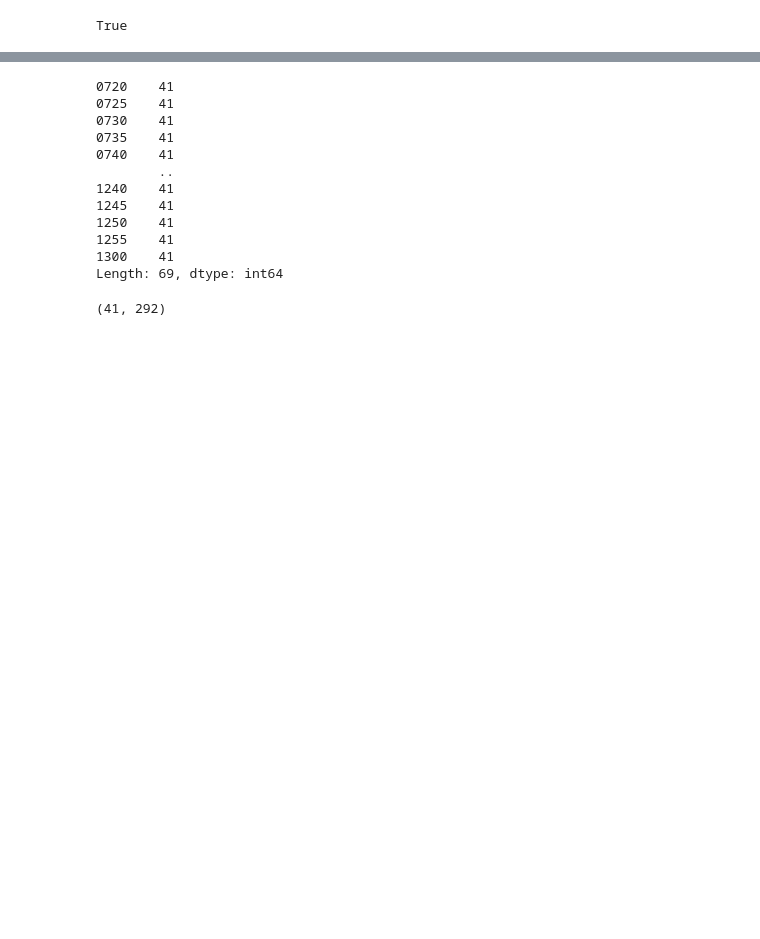
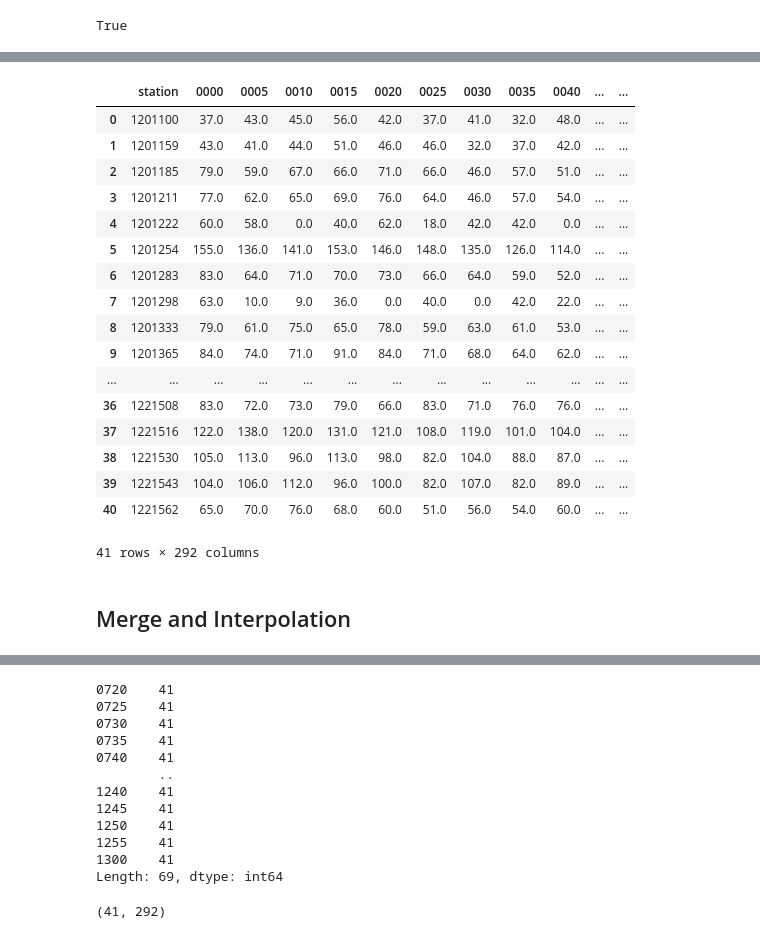
Before and after one commit to yujen-chen/d12-pems-analysis, a Jupyter notebook: rawdata.ipynb, the cells around one changed output, grey strips where cells are left out. Cells and saved outputs as stored; diff of their text form; code cells hidden in the pictures; blank space fills up the shorter version.

```diff
--- a/rawdata.ipynb
+++ b/rawdata.ipynb
@@ -166,4 +154,4 @@ merged_df.head()
 # %%
-df_405N_ML = merged_df[(merged_df['freeway_num']==405) & (merged_df['direction']=='N') & (merged_df['lane_type']=='ML')]
-print(df_405N_ML.shape)
+df_405N_ML = df[(df['freeway_num']==405) & (df['direction']=='N') & (df['lane_type']=='ML')]
+df_405N_ML.shape
 # %% [output]
@@ -180,2 +171,2 @@ df_405N_ML.head()
 # %%
-df_405N_ML.sort_values(['abs_pm', 'timestamp']).reset_index(drop=True)
+df_405N_ML = df_405N_ML.sort_values(['station', 'timestamp']).reset_index(drop=True)
@@ -249,0 +271,3 @@ Length: 288, dtype: int64
+# %%
+df_405N_ML_p_dropped = df_405N_ML_p_dropped.reset_index()
+df_405N_ML_p_dropped.head()
@@ -264,0 +423,23 @@ df_405N_ML_merged.columns = pivot_col_names
+# %%
+df_405N_ML_merged
+# %% [output]
+|  | station | 0000 | 0005 | 0010 | 0015 | 0020 | 0025 | 0030 | 0035 | 0040 | ... | ... |
+| 0 | 1201100 | 37.0 | 43.0 | 45.0 | 56.0 | 42.0 | 37.0 | 41.0 | 32.0 | 48.0 | ... | ... |
+| 1 | 1201159 | 43.0 | 41.0 | 44.0 | 51.0 | 46.0 | 46.0 | 32.0 | 37.0 | 42.0 | ... | ... |
+| 2 | 1201185 | 79.0 | 59.0 | 67.0 | 66.0 | 71.0 | 66.0 | 46.0 | 57.0 | 51.0 | ... | ... |
+| 3 | 1201211 | 77.0 | 62.0 | 65.0 | 69.0 | 76.0 | 64.0 | 46.0 | 57.0 | 54.0 | ... | ... |
+| 4 | 1201222 | 60.0 | 58.0 | 0.0 | 40.0 | 62.0 | 18.0 | 42.0 | 42.0 | 0.0 | ... | ... |
+| 5 | 1201254 | 155.0 | 136.0 | 141.0 | 153.0 | 146.0 | 148.0 | 135.0 | 126.0 | 114.0 | ... | ... |
+| 6 | 1201283 | 83.0 | 64.0 | 71.0 | 70.0 | 73.0 | 66.0 | 64.0 | 59.0 | 52.0 | ... | ... |
+| 7 | 1201298 | 63.0 | 10.0 | 9.0 | 36.0 | 0.0 | 40.0 | 0.0 | 42.0 | 22.0 | ... | ... |
+| 8 | 1201333 | 79.0 | 61.0 | 75.0 | 65.0 | 78.0 | 59.0 | 63.0 | 61.0 | 53.0 | ... | ... |
+| 9 | 1201365 | 84.0 | 74.0 | 71.0 | 91.0 | 84.0 | 71.0 | 68.0 | 64.0 | 62.0 | ... | ... |
+| ... | ... | ... | ... | ... | ... | ... | ... | ... | ... | ... | ... | ... |
+| 36 | 1221508 | 83.0 | 72.0 | 73.0 | 79.0 | 66.0 | 83.0 | 71.0 | 76.0 | 76.0 | ... | ... |
+| 37 | 1221516 | 122.0 | 138.0 | 120.0 | 131.0 | 121.0 | 108.0 | 119.0 | 101.0 | 104.0 | ... | ... |
+| 38 | 1221530 | 105.0 | 113.0 | 96.0 | 113.0 | 98.0 | 82.0 | 104.0 | 88.0 | 87.0 | ... | ... |
+| 39 | 1221543 | 104.0 | 106.0 | 112.0 | 96.0 | 100.0 | 82.0 | 107.0 | 82.0 | 89.0 | ... | ... |
+| 40 | 1221562 | 65.0 | 70.0 | 76.0 | 68.0 | 60.0 | 51.0 | 56.0 | 54.0 | 60.0 | ... | ... |
+41 rows × 292 columns
+# %% [markdown]
+## Merge and Interpolation
```
Also changed, not shown: parts of 60 cells of this notebook, 1 other file.
